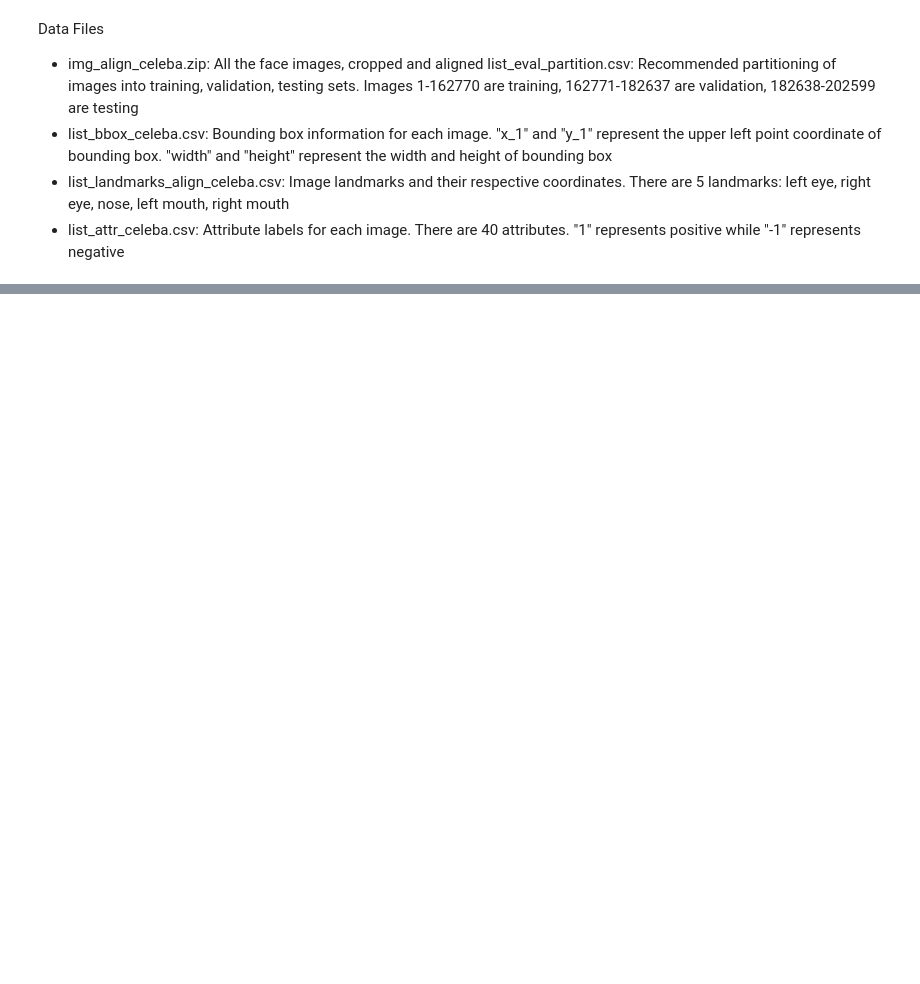
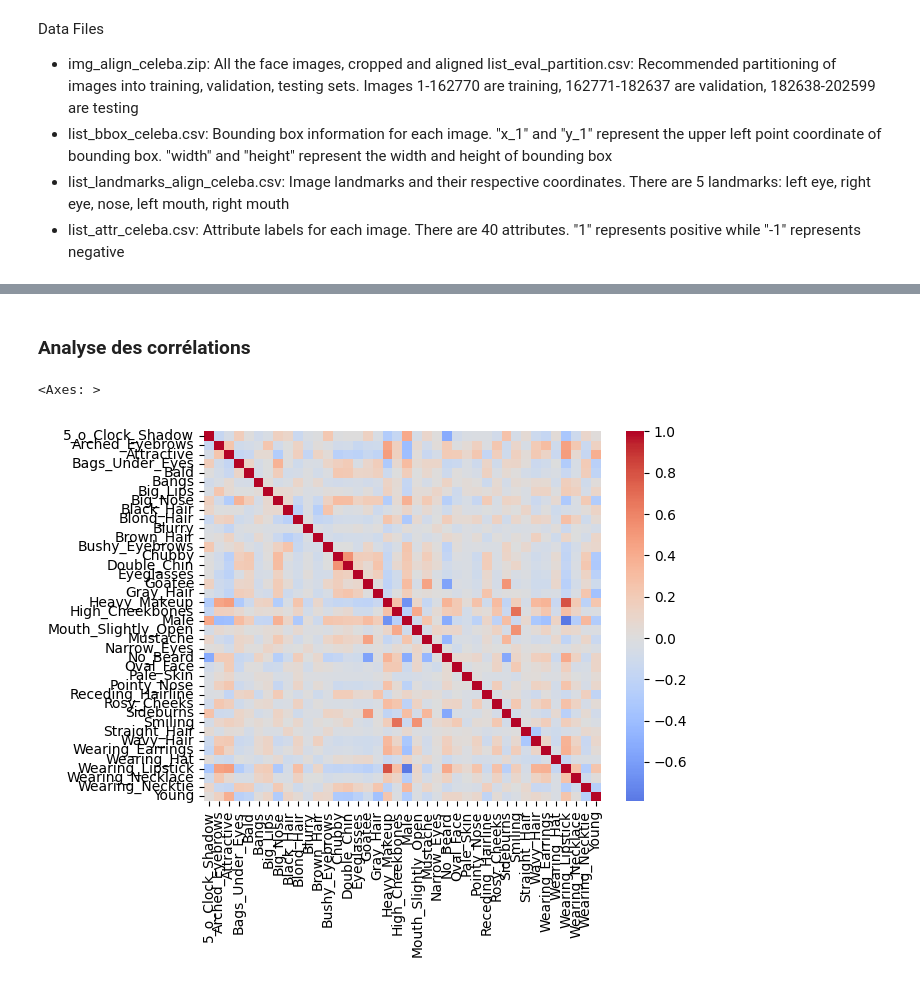
Before and after one commit to SarahL-1720/rexia-responsible-explainable-ai-project, a Jupyter notebook: sarah_image_data.ipynb, the cells around one changed output, grey strips where cells are left out. Cells and saved outputs as stored; diff of their text form; code cells hidden in the pictures; blank space fills up the shorter version.

```diff
--- a/sarah_image_data.ipynb
+++ b/sarah_image_data.ipynb
@@ -40,0 +109,6 @@ def preprocess_img_list(liste):
+# %%
+attr_cols = df_attributes.columns[1:]  # all columns except 'image_id'
+df_eval_partitions['partition'].value_counts()    # 0=train, 1=val, 2=test
+# puis merge avec les attributs pour vérifier que la distribution est homogène
+merged = df_attributes.merge(df_eval_partitions, on='image_id')
+merged.groupby('partition')[attr_cols].mean()
@@ -40,0 +122,11 @@ def preprocess_img_list(liste):
+# %% [markdown]
+### Analyse des corrélations
+# %%
+df_binary = (df_attributes[attr_cols] == 1).astype(int)
+corr_matrix = df_binary.corr()
+
+sns.heatmap(corr_matrix, cmap='coolwarm', center=0,
+            xticklabels=True, yticklabels=True)
+# %% [output]
+<Axes: >
+[figure, added]
```
Also changed, not shown: parts of 27 cells of this notebook.
